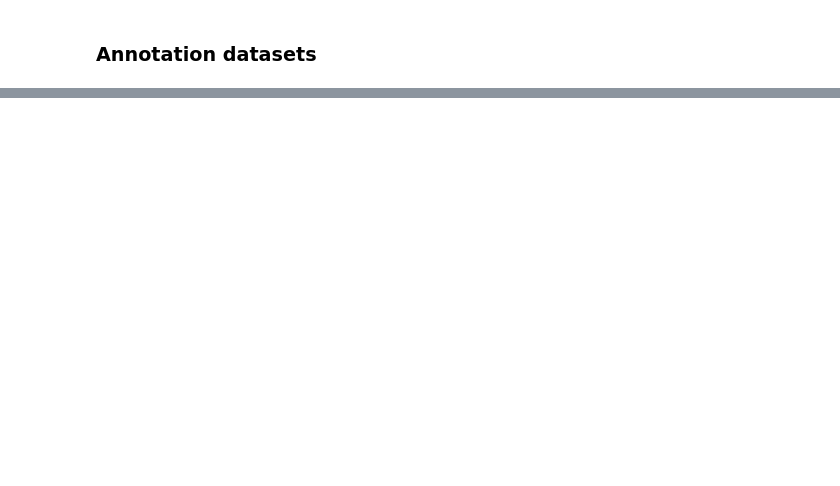
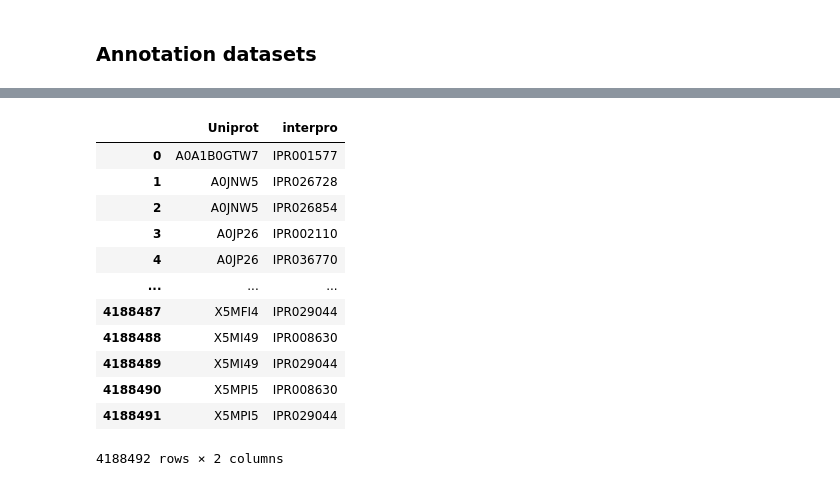
Before and after one commit to adenger/subpred4, a Jupyter notebook: notebooks/4_clustering.ipynb, the cells around one changed output, grey strips where cells are left out. Saved outputs shown, nothing was run; the diff lists cells and outputs as text; code cells hidden in the pictures; blank space fills up the shorter version.

```diff
--- a/notebooks/4_clustering.ipynb
+++ b/notebooks/4_clustering.ipynb
@@ -53,0 +132,23 @@ from subpred.dataset import get_go_df, get_keywords_df
+# %%
+import pandas as pd
+
+df_uniprot_interpro = (
+    df_uniprot.interpro.dropna().str.rstrip(";").str.split(";").explode().str.strip()
+)
+assert df_uniprot_interpro[~df_uniprot_interpro.str.match("IPR[0-9]{6}")].shape[0] == 0
+df_uniprot_interpro = df_uniprot_interpro.reset_index(drop=False)  # [df_uniprot_interpro.isnull()]
+df_uniprot_interpro
+# %% [output]
+|  | Uniprot | interpro |
+| 0 | A0A1B0GTW7 | IPR001577 |
+| 1 | A0JNW5 | IPR026728 |
+| 2 | A0JNW5 | IPR026854 |
+| 3 | A0JP26 | IPR002110 |
+| 4 | A0JP26 | IPR036770 |
+| ... | ... | ... |
+| 4188487 | X5MFI4 | IPR029044 |
+| 4188488 | X5MI49 | IPR008630 |
+| 4188489 | X5MI49 | IPR029044 |
+| 4188490 | X5MPI5 | IPR008630 |
+| 4188491 | X5MPI5 | IPR029044 |
+4188492 rows × 2 columns
```
Also changed, not shown: parts of 12 cells of this notebook.
